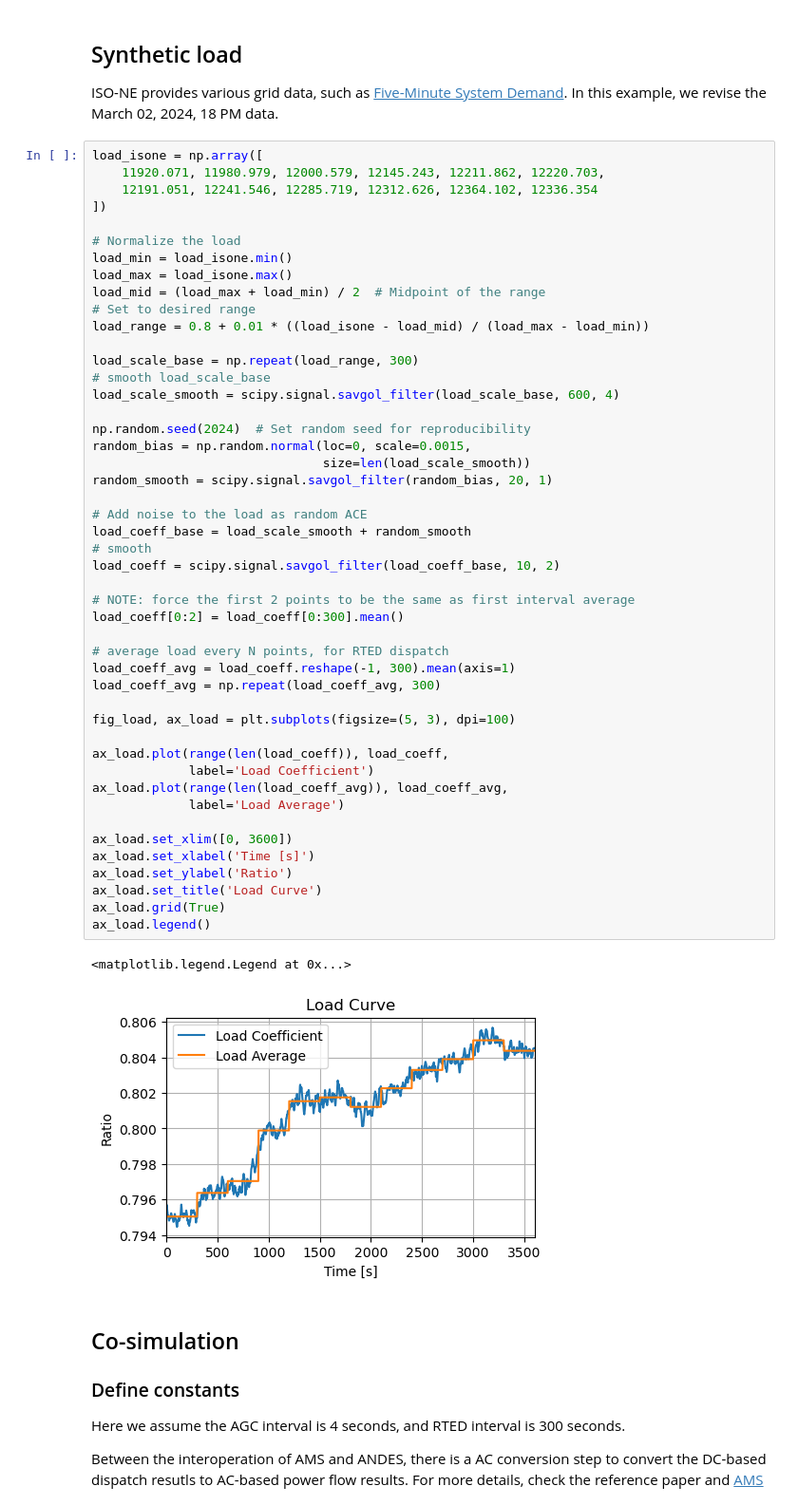
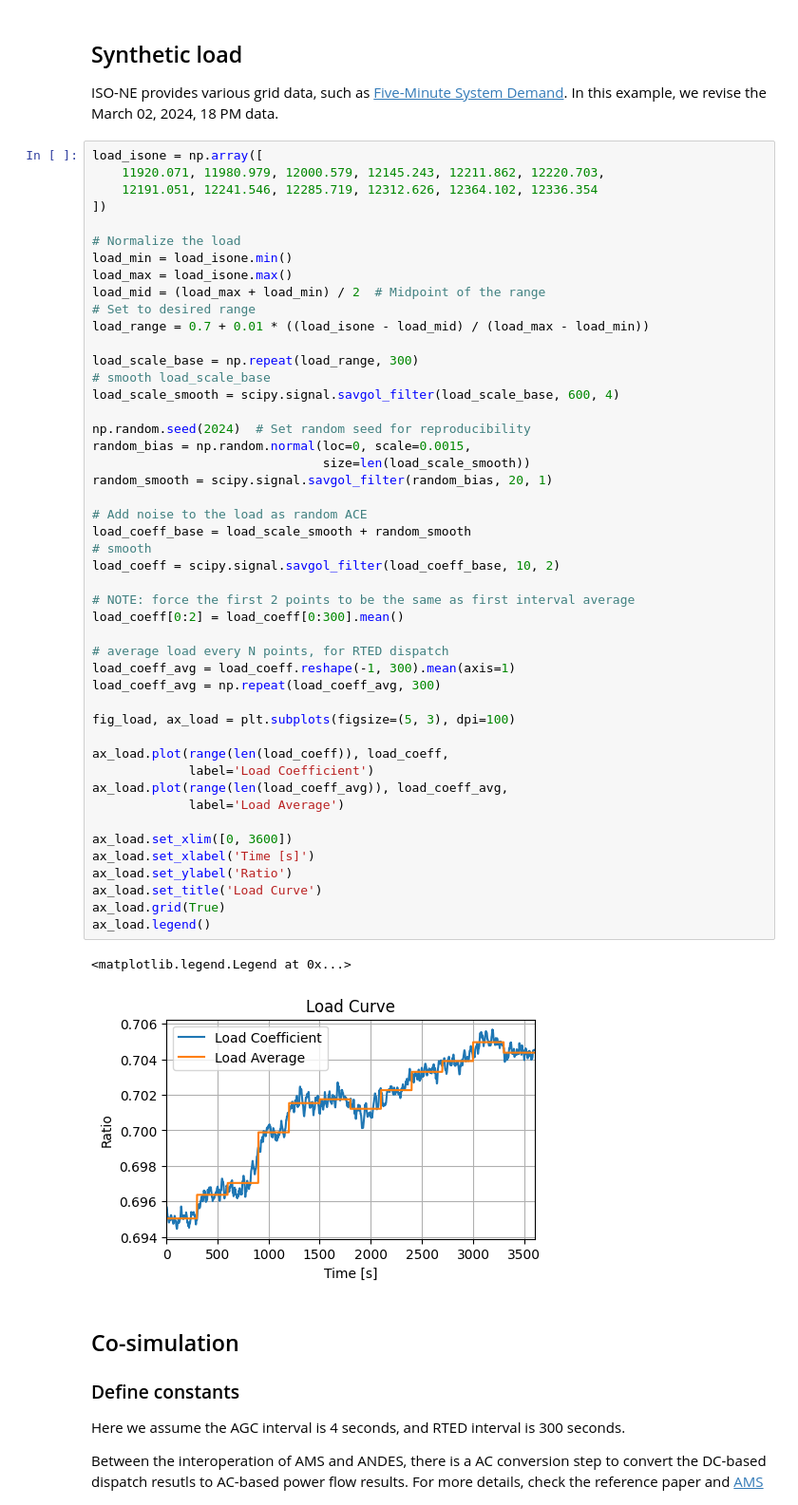
Before and after one commit to CURENT/ams, a Jupyter notebook: examples/demonstration/demo_AGC.ipynb, the cells around one changed output. Shown at 95% size. Cells and saved outputs as stored; diff of their text form.

```diff
--- a/examples/demonstration/demo_AGC.ipynb
+++ b/examples/demonstration/demo_AGC.ipynb
@@ -102,7 +102,7 @@ load_min = load_isone.min()
 load_max = load_isone.max()
 load_mid = (load_max + load_min) / 2  # Midpoint of the range
 # Set to desired range
-load_range = 0.8 + 0.01 * ((load_isone - load_mid) / (load_max - load_min))
+load_range = 0.7 + 0.01 * ((load_isone - load_mid) / (load_max - load_min))
 
 load_scale_base = np.repeat(load_range, 300)
 # smooth load_scale_base
@@ -113,34 +113,34 @@ random_bias = np.random.normal(loc=0, scale=0.0015,
                                size=len(load_scale_smooth))
 random_smooth = scipy.signal.savgol_filter(random_bias, 20, 1)
 
 # Add noise to the load as random ACE
 load_coeff_base = load_scale_smooth + random_smooth
 # smooth
 load_coeff = scipy.signal.savgol_filter(load_coeff_base, 10, 2)
 
 # NOTE: force the first 2 points to be the same as first interval average
 load_coeff[0:2] = load_coeff[0:300].mean()
 
 # average load every N points, for RTED dispatch
 load_coeff_avg = load_coeff.reshape(-1, 300).mean(axis=1)
 load_coeff_avg = np.repeat(load_coeff_avg, 300)
 
 fig_load, ax_load = plt.subplots(figsize=(5, 3), dpi=100)
 
 ax_load.plot(range(len(load_coeff)), load_coeff,
              label='Load Coefficient')
 ax_load.plot(range(len(load_coeff_avg)), load_coeff_avg,
              label='Load Average')
 
 ax_load.set_xlim([0, 3600])
 ax_load.set_xlabel('Time [s]')
 ax_load.set_ylabel('Ratio')
 ax_load.set_title('Load Curve')
 ax_load.grid(True)
 ax_load.legend()
 # %% [output]
 <matplotlib.legend.Legend at 0x...>
-[figure, old version]
+[figure, new version]
 # %% [markdown]
 ## Co-simulation
 
```
Also changed, not shown: parts of 9 cells of this notebook, 10 other files.
